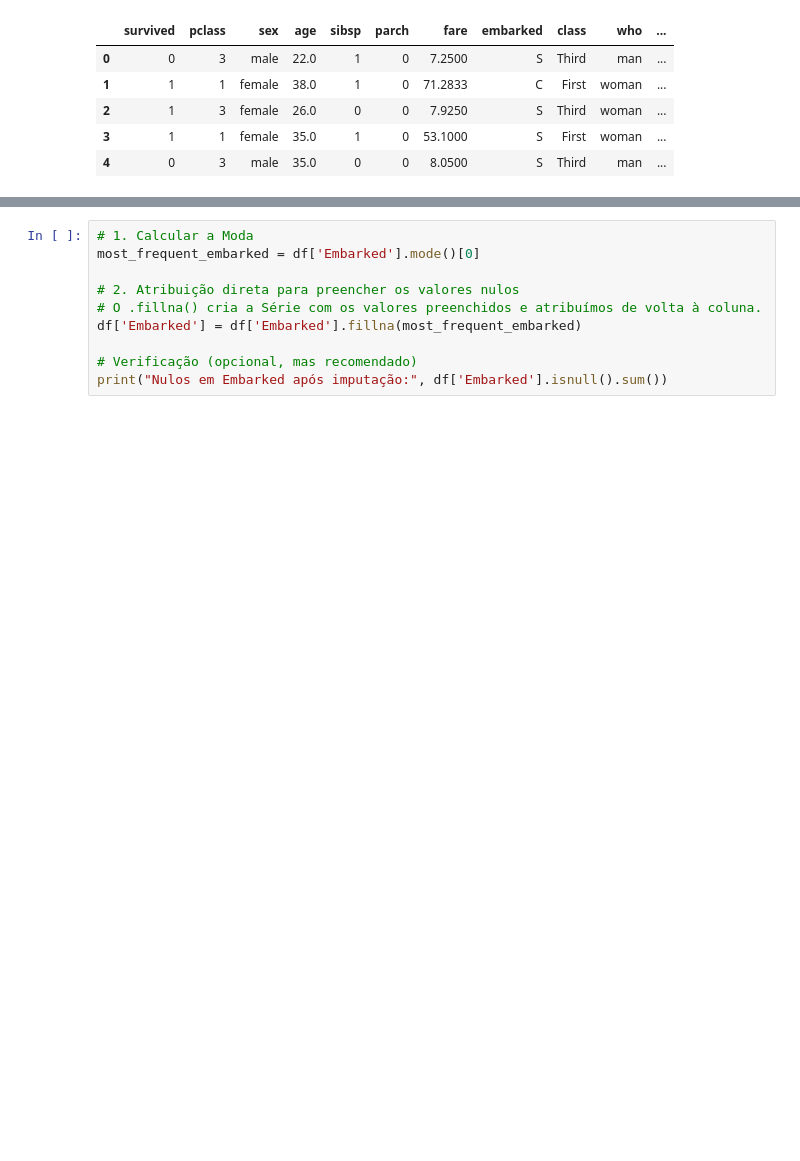
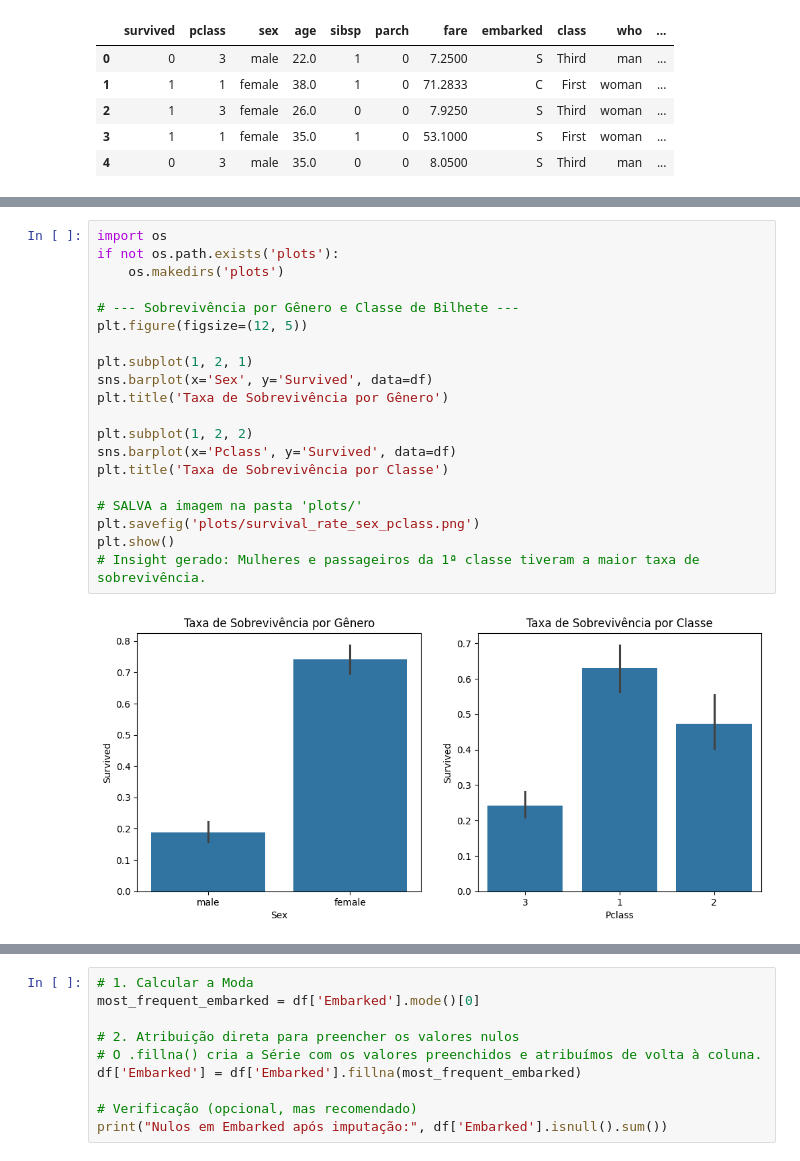
Before and after one commit to Ron-69/Ds_Titanic_Eda, a Jupyter notebook: notebooks/ds_titanic_eda.ipynb, the cells around one changed output, grey strips where cells are left out. Saved outputs shown, nothing was run; the diff lists cells and outputs as text; blank space fills up the shorter version.

```diff
--- a/notebooks/ds_titanic_eda.ipynb
+++ b/notebooks/ds_titanic_eda.ipynb
@@ -71,3 +71,25 @@ Estatísticas Sumárias:
 | 50% | 446.000000 | 0.000000 | 3.000000 | NaN | NaN | 28.000000 | 0.000000 | 0.000000 | NaN | 14.454200 | ... |
 | 75% | 668.500000 | 1.000000 | 3.000000 | NaN | NaN | 38.000000 | 1.000000 | 0.000000 | NaN | 31.000000 | ... |
 | max | 891.000000 | 1.000000 | 3.000000 | NaN | NaN | 80.000000 | 8.000000 | 6.000000 | NaN | 512.329200 | ... |
+# %%
+import os
+if not os.path.exists('plots'):
+    os.makedirs('plots')
+
+# --- Sobrevivência por Gênero e Classe de Bilhete ---
+plt.figure(figsize=(12, 5))
+
+plt.subplot(1, 2, 1)
+sns.barplot(x='Sex', y='Survived', data=df)
+plt.title('Taxa de Sobrevivência por Gênero')
+
+plt.subplot(1, 2, 2)
+sns.barplot(x='Pclass', y='Survived', data=df)
+plt.title('Taxa de Sobrevivência por Classe')
+
+# SALVA a imagem na pasta 'plots/'
+plt.savefig('plots/survival_rate_sex_pclass.png')
+plt.show()
+# Insight gerado: Mulheres e passageiros da 1ª classe tiveram a maior taxa de sobrevivência.
+# %% [output]
+[figure, added]
```
Also changed, not shown: parts of 3 cells of this notebook, 4 other files.
